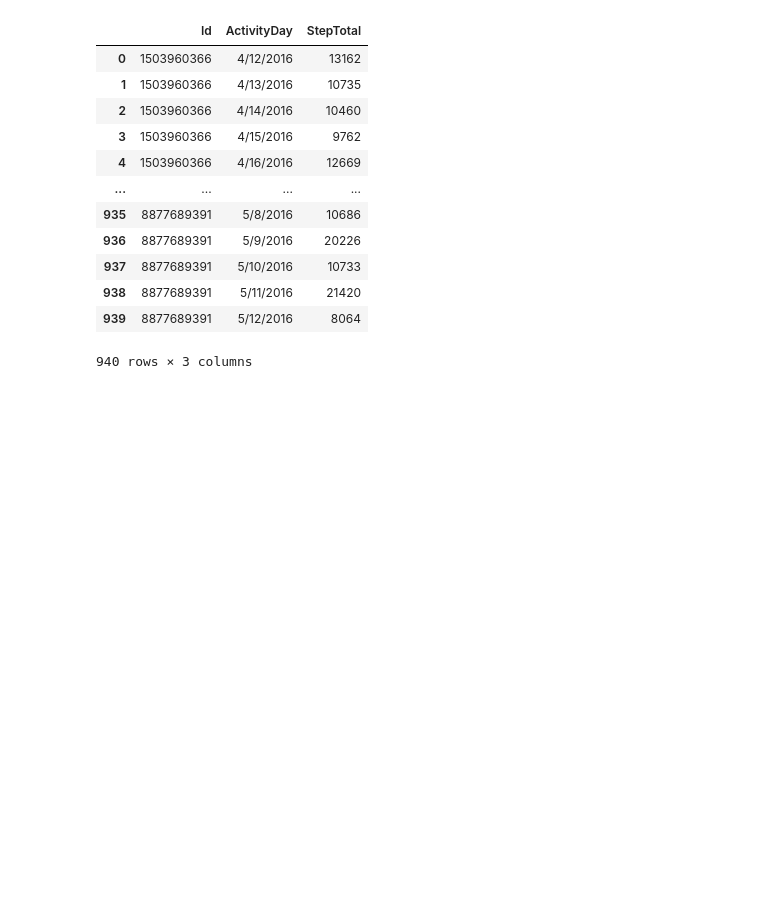
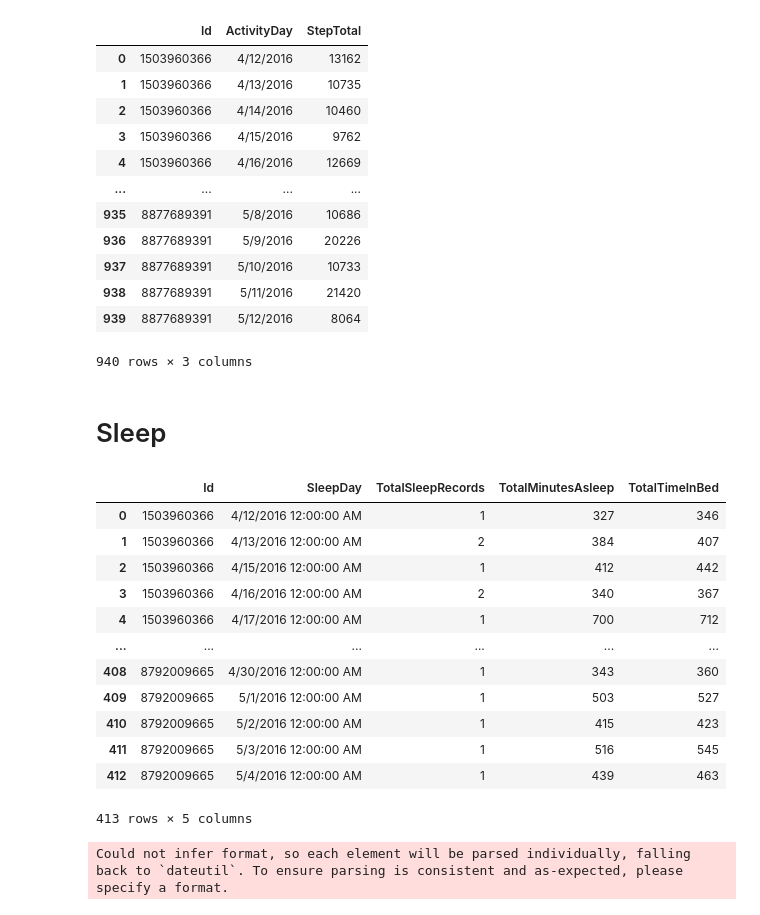
Before and after one commit to claudia-liauw/health-app, a Jupyter notebook: notebooks/2_app.ipynb, the cells around one changed output. Saved outputs shown, nothing was run; the diff lists cells and outputs as text; code cells hidden in the pictures; blank space fills up the shorter version.

Commit message:
add sleep

```diff
--- a/notebooks/2_app.ipynb
+++ b/notebooks/2_app.ipynb
@@ -59,2 +58,26 @@ import plotly.express as px
 fig = px.bar(daily, x='Date', y='Steps')
 fig.show()
+# %% [markdown]
+# Sleep
+# %%
+daily_sleep = pd.read_csv('../data/fitbit_apr/sleepDay_merged.csv')
+daily_sleep
+# %% [output]
+|  | Id | SleepDay | TotalSleepRecords | TotalMinutesAsleep | TotalTimeInBed |
+| 0 | 1503960366 | 4/12/2016 12:00:00 AM | 1 | 327 | 346 |
+| 1 | 1503960366 | 4/13/2016 12:00:00 AM | 2 | 384 | 407 |
+| 2 | 1503960366 | 4/15/2016 12:00:00 AM | 1 | 412 | 442 |
+| 3 | 1503960366 | 4/16/2016 12:00:00 AM | 2 | 340 | 367 |
+| 4 | 1503960366 | 4/17/2016 12:00:00 AM | 1 | 700 | 712 |
+| ... | ... | ... | ... | ... | ... |
+| 408 | 8792009665 | 4/30/2016 12:00:00 AM | 1 | 343 | 360 |
+| 409 | 8792009665 | 5/1/2016 12:00:00 AM | 1 | 503 | 527 |
+| 410 | 8792009665 | 5/2/2016 12:00:00 AM | 1 | 415 | 423 |
+| 411 | 8792009665 | 5/3/2016 12:00:00 AM | 1 | 516 | 545 |
+| 412 | 8792009665 | 5/4/2016 12:00:00 AM | 1 | 439 | 463 |
+413 rows × 5 columns
+# %%
+daily_sleep = daily_sleep.rename(columns={'SleepDay': 'Date', 'TotalMinutesAsleep': 'Total Minutes Asleep'})
+daily_sleep.Date = pd.to_datetime(daily_sleep.Date)
+# %% [output]
+Could not infer format, so each element will be parsed individually, falling back to `dateutil`. To ensure parsing is consistent and as-expected, please specify a format.
```
Also changed, not shown: parts of 5 cells of this notebook, 2 other files.
